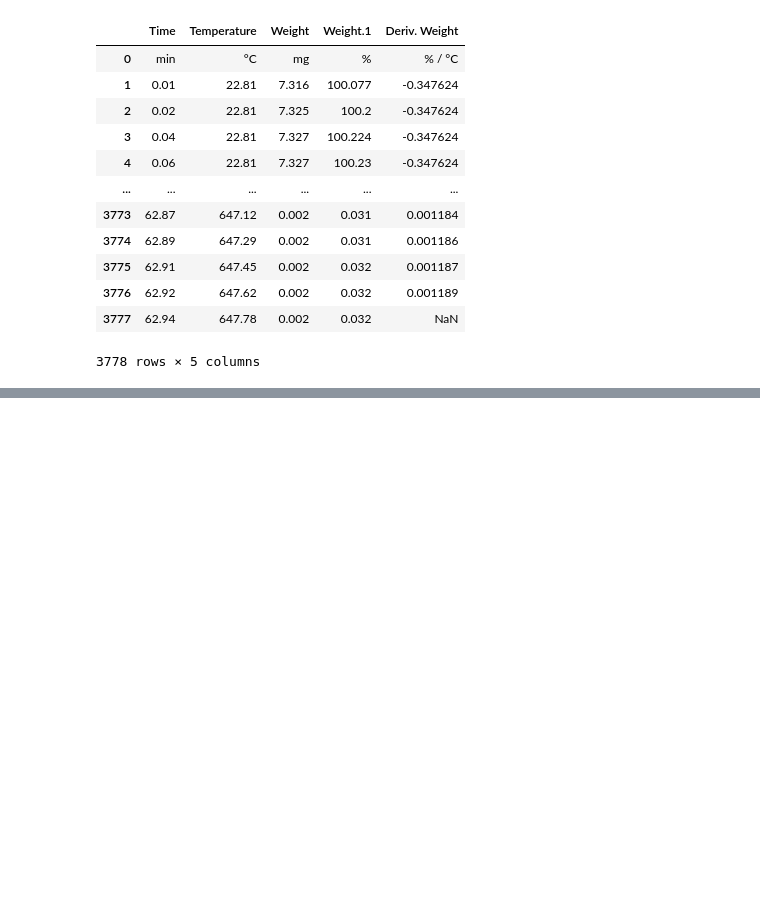
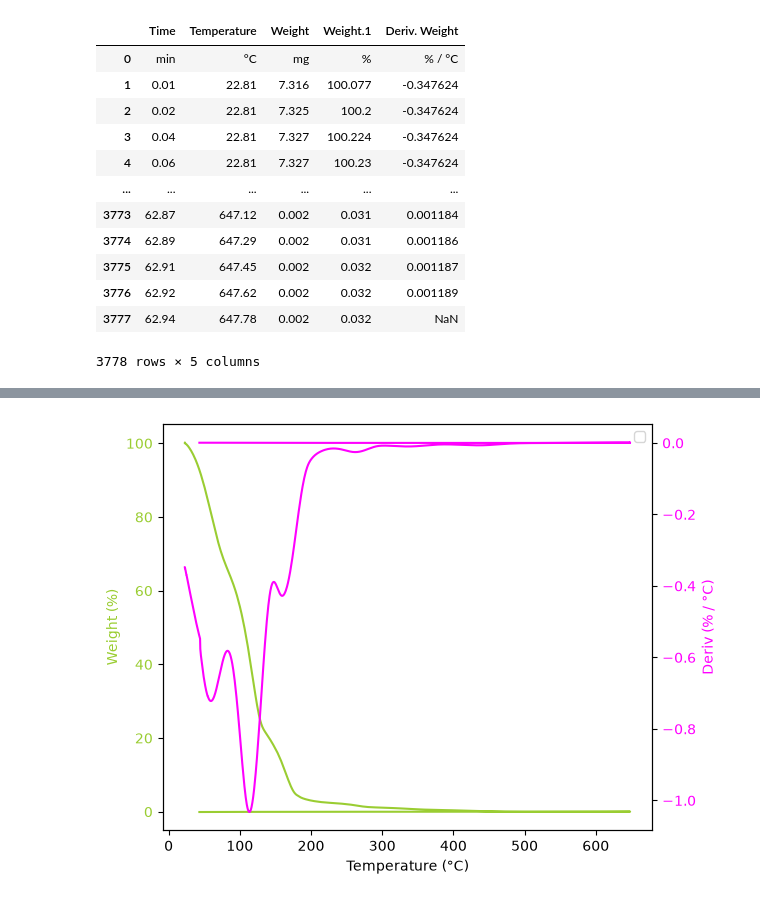
Before and after one commit to maurielle-noto/ionic-liquid-characterization, a Jupyter notebook: dataanalysis.ipynb, the cells around one changed output, grey strips where cells are left out. Saved outputs shown, nothing was run; the diff lists cells and outputs as text; code cells hidden in the pictures; blank space fills up the shorter version.

Commit message:
created TGA plot

```diff
--- a/dataanalysis.ipynb
+++ b/dataanalysis.ipynb
@@ -84,3 +84,6 @@ def extract_data(path):
     combined_df = combined_df[cols]
 
     return combined_df
+
+data_df = extract_data('/Users/mauriellenoto/Desktop/seager/ionicliquids/isn/TGA/2026-07-13/2026-07-13-TGA-UAFW.xls')
+data_df.head()
@@ -86,0 +98,26 @@ def extract_data(path):
+# %%
+import matplotlib.pyplot as plt
+
+data_cols = list(data_df.columns)
+
+y1 = "yellowgreen"
+y2 = "magenta"
+
+fig, ax1 = plt.subplots()
+
+ax1.plot(data_df[data_cols[1]], data_df[data_cols[3]], color = y1)
+ax1.set_xlabel(data_cols[1])
+ax1.set_ylabel(data_cols[3], color = y1)
+ax1.tick_params(axis='y', labelcolor = y1)
+
+ax2 = ax1.twinx()
+
+ax2.plot(data_df[data_cols[1]], data_df[data_cols[4]], color = y2)
+ax2.set_ylabel(data_cols[4], color = y2)
+ax2.tick_params(axis = 'y', labelcolor = y2)
+
+plt.legend()
+plt.tight_layout()
+plt.show()
+# %% [output]
+[figure, added]
```
Also changed, not shown: parts of 2 cells of this notebook, 5 other files.
